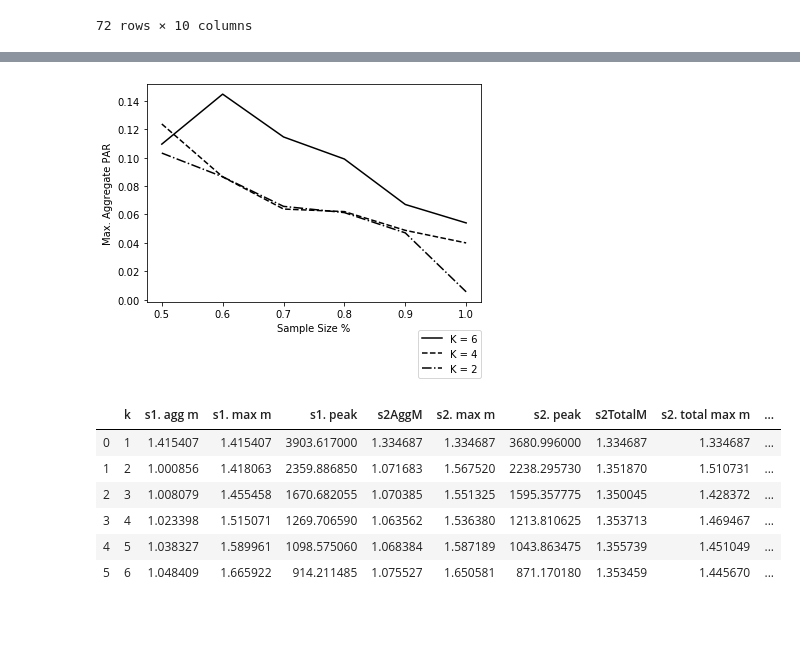
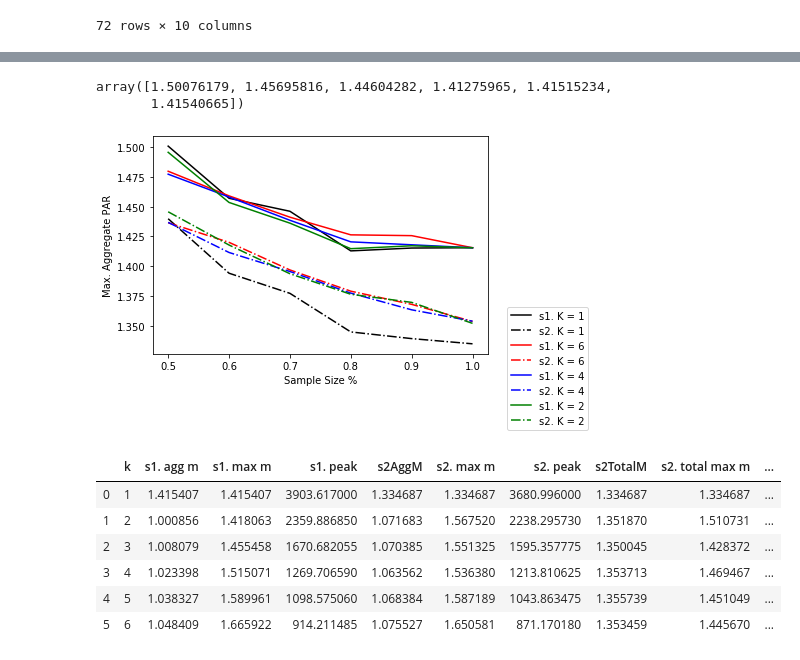
Before and after one commit to vicaba/siot-eclustering-viz, a Jupyter notebook: siot-clustering2.ipynb, the cells around one changed output, grey strips where cells are left out. Drawn from its saved outputs; the diff is of its cells as text; code cells hidden in the pictures; blank space fills up the shorter version.

```diff
--- a/siot-clustering2.ipynb
+++ b/siot-clustering2.ipynb
@@ -272,0 +258,5 @@ m
+# %%
+mname = "s2TotalM"
+mtype = "mean"
+s2_total_m = get_metrics(exp1_k, mname, mtype, exp1_statistics, exp1_sample_size_min, exp1_sample_size_max)
+s2_total_m
@@ -272,0 +271,5 @@ m
+# %%
+mname = "s1. total m"
+mtype = "mean"
+s1_total_m = get_metrics(exp1_k, mname, mtype, exp1_statistics, exp1_sample_size_min, exp1_sample_size_max)
+s1_total_m
@@ -273,32 +284,64 @@ m
+# %%
+s1_total_m["1"].values
+# %% [output]
+array([1.50076179, 1.45695816, 1.44604282, 1.41275965, 1.41515234,
+       1.41540665])
 # %%
 fig, ax = plt.subplots()
 
-k2 = 6
-sampleMaxMDataset = m[str(k2)]
+k2 = 1
+sampleMaxMDataset = s1_total_m[str(k2)]
 sampleSizes = list(map(lambda x: float(x), sampleMaxMDataset.index.values))
 values = sampleMaxMDataset.values
-ax.plot(sampleSizes, values, "-", label=f"K = {k2}", c="black")
+ax.plot(sampleSizes, values, "-", label=f"s1. K = {k2}", c="black")
+
+sampleMaxMDataset = s2_total_m[str(k2)]
+sampleSizes = list(map(lambda x: float(x), sampleMaxMDataset.index.values))
+values = sampleMaxMDataset.values
+ax.plot(sampleSizes, values, "-.", label=f"s2. K = {k2}", c="black")
+
+
+k2 = 6
+sampleMaxMDataset = s1_total_m[str(k2)]
+sampleSizes = list(map(lambda x: float(x), sampleMaxMDataset.index.values))
+values = sampleMaxMDataset.values
+ax.plot(sampleSizes, values, "-", label=f"s1. K = {k2}", c="r")
+
+sampleMaxMDataset = s2_total_m[str(k2)]
+sampleSizes = list(map(lambda x: float(x), sampleMaxMDataset.index.values))
+values = sampleMaxMDataset.values
+ax.plot(sampleSizes, values, "-.", label=f"s2. K = {k2}", c="r")
 
 k2 = 4
-sampleMaxMDataset = m[str(k2)]
+sampleMaxMDataset = s1_total_m[str(k2)]
 sampleSizes = list(map(lambda x: float(x), sampleMaxMDataset.index.values))
 values = sampleMaxMDataset.values
-ax.plot(sampleSizes, values, "--", label=f"K = {k2}", c="black")
+ax.plot(sampleSizes, values, "-", label=f"s1. K = {k2}", c="b")
+
+sampleMaxMDataset = s2_total_m[str(k2)]
+sampleSizes = list(map(lambda x: float(x), sampleMaxMDataset.index.values))
+values = sampleMaxMDataset.values
+ax.plot(sampleSizes, values, "-.", label=f"s2. K = {k2}", c="b")
 
 k2 = 2
-sampleMaxMDataset = m[str(k2)]
+sampleMaxMDataset = s1_total_m[str(k2)]
 sampleSizes = list(map(lambda x: float(x), sampleMaxMDataset.index.values))
 values = sampleMaxMDataset.values
-ax.plot(sampleSizes, values, "-.", label=f"K = {k2}", c="black")
+ax.plot(sampleSizes, values, "-", label=f"s1. K = {k2}", c="g")
 
-lgd = ax.legend(bbox_to_anchor=(1, -0.35), loc=4, borderaxespad=0.)
+sampleMaxMDataset = s2_total_m[str(k2)]
+sampleSizes = list(map(lambda x: float(x), sampleMaxMDataset.index.values))
+values = sampleMaxMDataset.values
+ax.plot(sampleSizes, values, "-.", label=f"s2. K = {k2}", c="g")
+
+lgd = ax.legend(bbox_to_anchor=(1.3, -0.35), loc=4, borderaxespad=0.)
 ax.set(xlabel='Sample Size %', ylabel='Max. Aggregate PAR',title='')
 plt.show()
 file_name = "peakpower_samplesize.pdf"
 if file_name is not None:
     fig.savefig(file_name, bbox_extra_artists=(lgd,), bbox_inches='tight')
 # %% [output]
-[figure, old version]
+[figure, new version]
 # %%
 def show_summary2(k, summary_treated, statistics, sample_size):
     _list_clusters = {}
```
Also changed, not shown: parts of 8 cells of this notebook, 1 other file.
